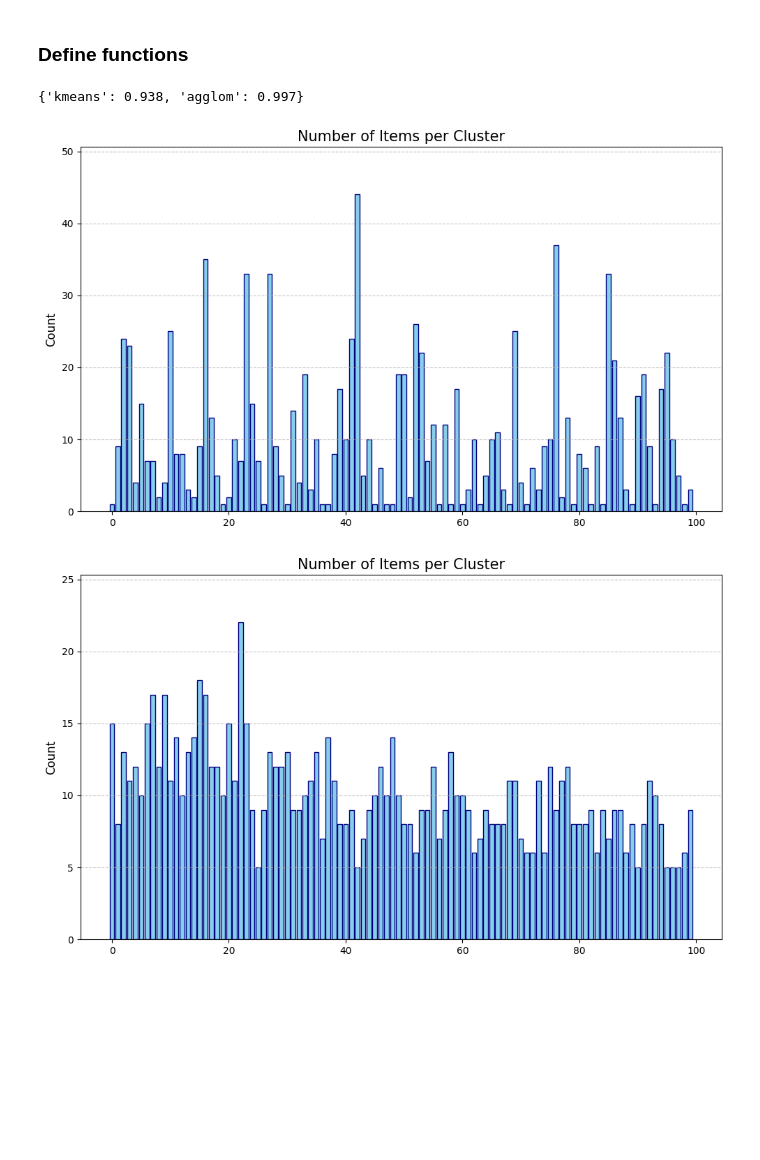
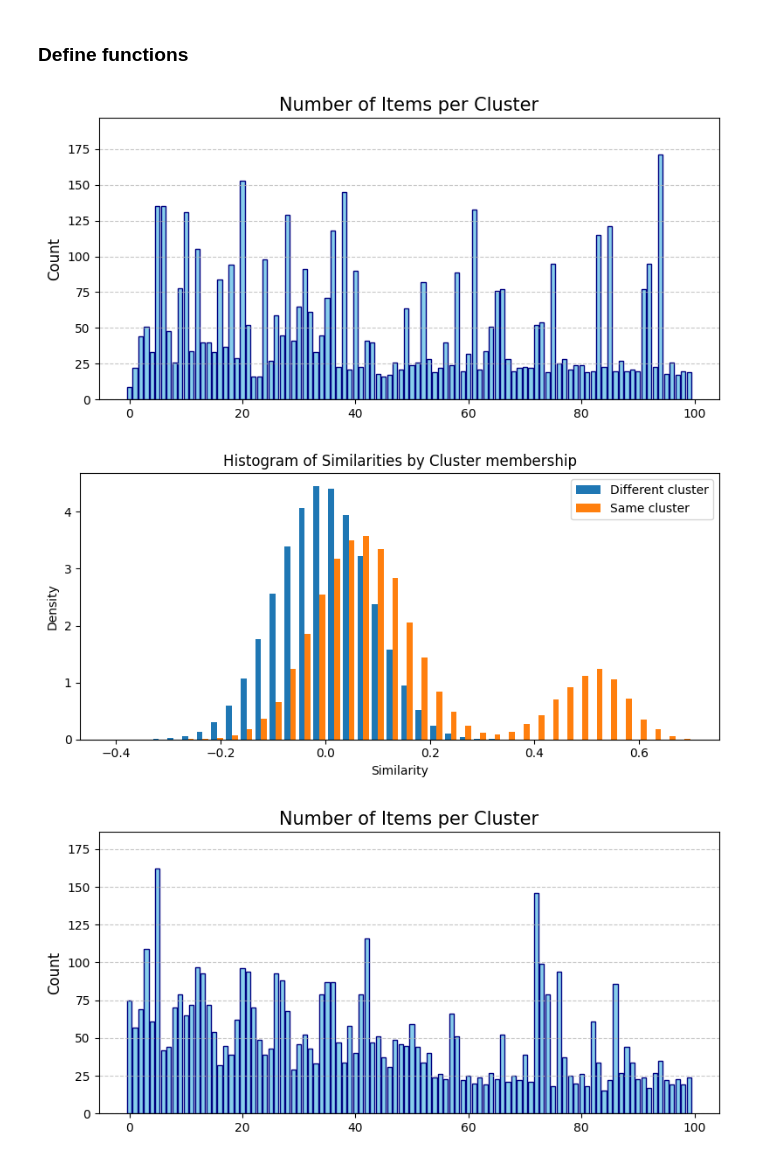
Before and after one commit to odissei-lifecourse/life-sequencing-dutch, a Jupyter notebook: notebooks/emb-clustering.ipynb, the cells around one changed output. Drawn from its saved outputs; the diff is of its cells as text; code cells hidden in the pictures; blank space fills up the shorter version.

```diff
--- a/notebooks/emb-clustering.ipynb
+++ b/notebooks/emb-clustering.ipynb
@@ -84,17 +85,23 @@ def sample_ids_from_parquet(
     except Exception as e:
         raise Exception(f"Error querying Parquet file for sampled IDs: {e}")
 
+def create_fake_embs(n=1_000, k=128, n_clusters=5):
+    rng = np.random.default_rng()
+    cluster_centers = rng.normal(size=(n_clusters, k))
+    cluster_assignments = rng.integers(0, n_clusters, size=n)
 
+    selected_centers = cluster_centers[cluster_assignments]  # Shape: (n, k)
+    noise = rng.normal(scale=1, size=(n, k))
+    embs = selected_centers + noise
 
-def create_fake_embs(n=1_000, k=128):
-    rng = np.random.default_rng()
-    n = 1_000
-    k = 128
-    embs = rng.normal(size=(n,k))
+    # Generate random IDs
     ids = rng.choice(np.arange(1_000_000, 100_000_000), n, replace=False)
     ids.dtype = np.int64
-    data = np.hstack([np.expand_dims(ids,1), embs])
+
+    # Combine IDs with embeddings
+    data = np.hstack([np.expand_dims(ids, 1), embs])
     names = ["rinpersoon_id"] + [f"emb_{i}" for i in range(k)]
+
     return pl.DataFrame(data, schema=names)
 # %%
 def get_clusters(estimator, n_clusters, data):
@@ -204,16 +291,18 @@ def estimate_and_evaluate(name: str, estimator: sklearn.clustering, embs: pl.Dat
 # %%
-embs = create_fake_embs()
+n_true_clusters = 300
+N = 5_000
 n_clusters = 100
+embs = create_fake_embs(n=N, n_clusters=n_true_clusters)
 # %%
 input_map = {
     "kmeans": KMeans(random_state=0, n_init="auto"),
-    "agglom": AgglomerativeClustering()
+    "agglom_base": AgglomerativeClustering(),
+    "agglom_cosine": AgglomerativeClustering(metric="cosine", linkage="average"),
 }
 results = {}
 for name, estimator in input_map.items():
     results[name] = estimate_and_evaluate(name, estimator, embs, n_clusters)
-results
 # %% [output]
-{'kmeans': 0.938, 'agglom': 0.997}
-[figure, old version]
+[figure, new version]
-[figure, old version]
+[figure, new version]
+[figure, added]
```
Also changed, not shown: parts of 6 cells of this notebook.
